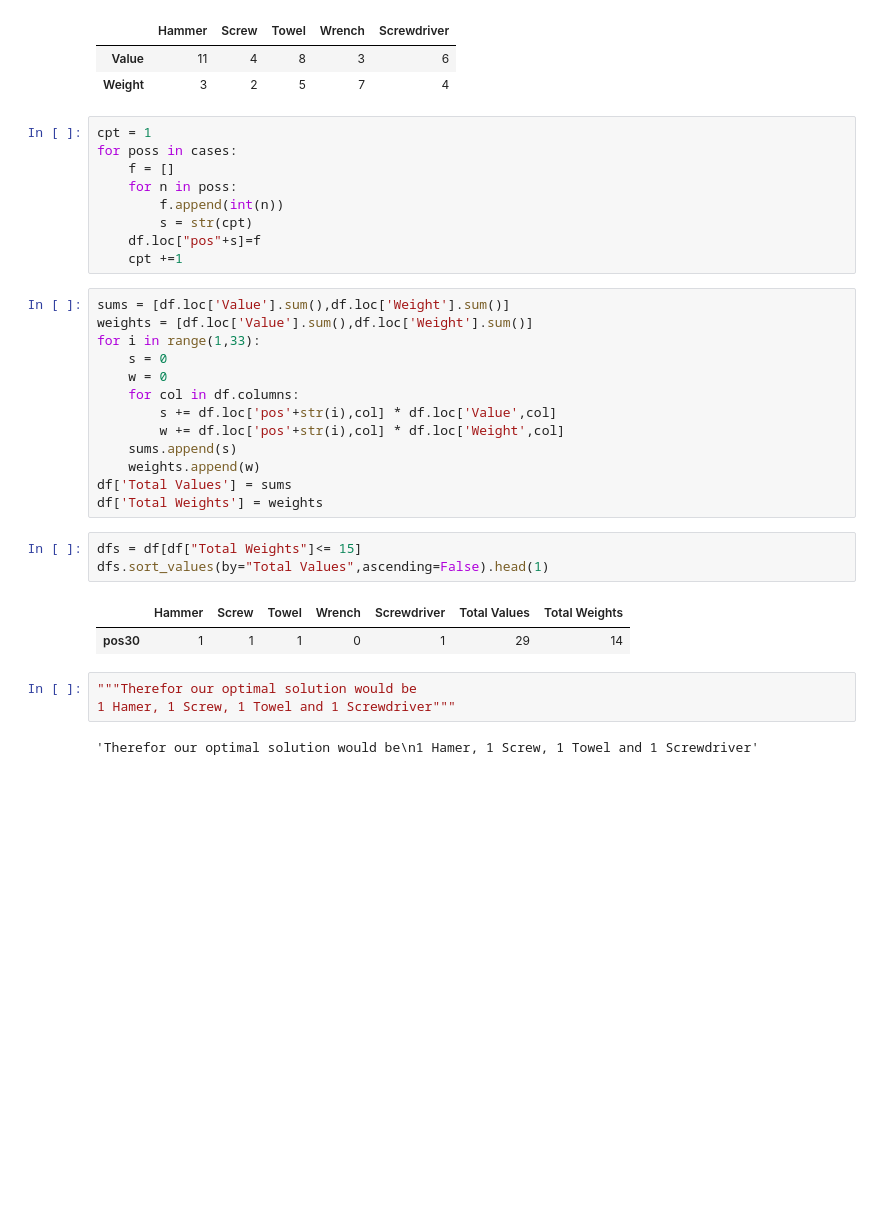
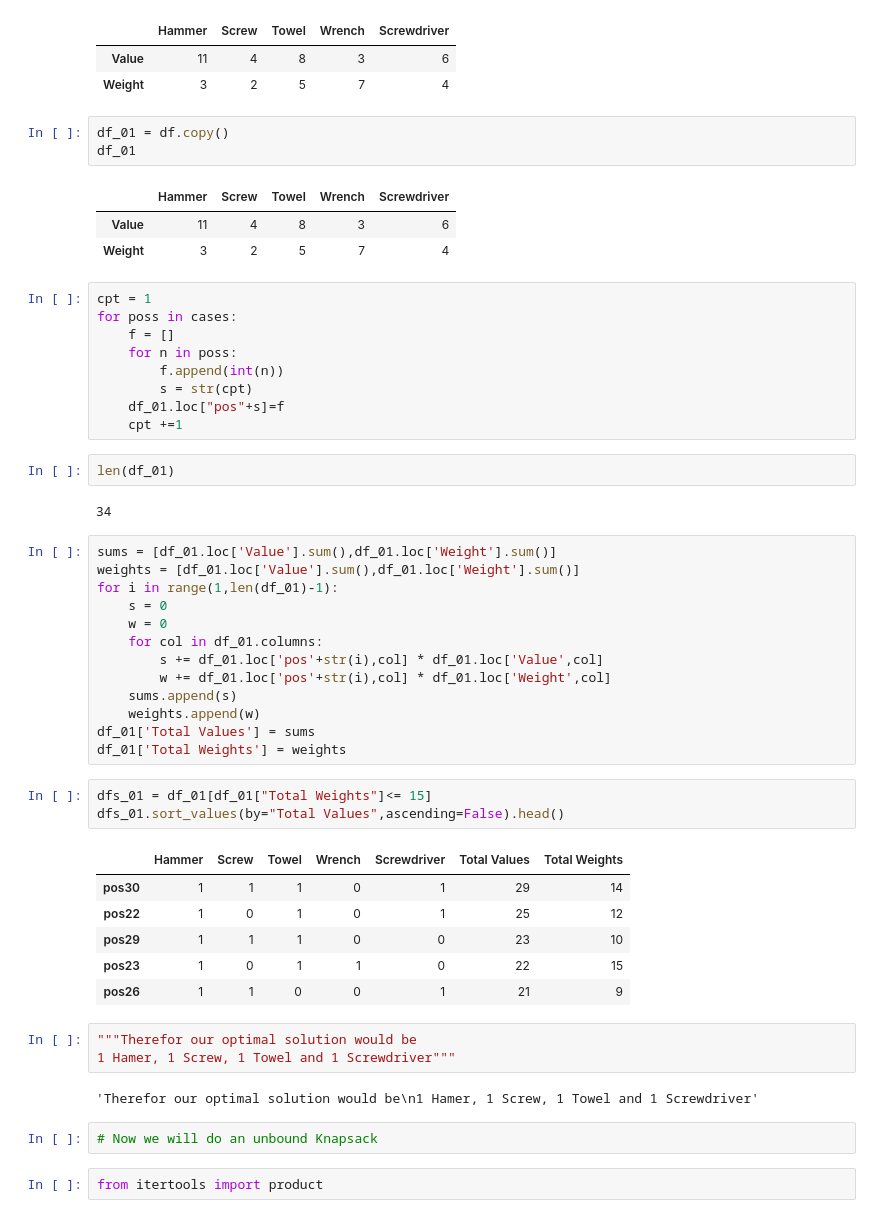
Before and after one commit to GuechtouliAnis/College-Projects, a Jupyter notebook: knapsack.ipynb, the cells around one changed output. Cells and saved outputs as stored; diff of their text form; blank space fills up the shorter version.

Commit message:
Kaggle Notebook | Knapsack | Unbound Knapsack

```diff
--- a/knapsack.ipynb
+++ b/knapsack.ipynb
@@ -36,6 +37,13 @@ df
 |  | Hammer | Screw | Towel | Wrench | Screwdriver |
 | Value | 11 | 4 | 8 | 3 | 6 |
 | Weight | 3 | 2 | 5 | 7 | 4 |
+# %%
+df_01 = df.copy()
+df_01
+# %% [output]
+|  | Hammer | Screw | Towel | Wrench | Screwdriver |
+| Value | 11 | 4 | 8 | 3 | 6 |
+| Weight | 3 | 2 | 5 | 7 | 4 |
 # %%
 cpt = 1
 for poss in cases:
@@ -43,29 +51,41 @@ for poss in cases:
     for n in poss:
         f.append(int(n))
         s = str(cpt)
-    df.loc["pos"+s]=f
+    df_01.loc["pos"+s]=f
     cpt +=1
+# %%
+len(df_01)
+# %% [output]
+34
 # %%
-sums = [df.loc['Value'].sum(),df.loc['Weight'].sum()]
-weights = [df.loc['Value'].sum(),df.loc['Weight'].sum()]
-for i in range(1,33):
+sums = [df_01.loc['Value'].sum(),df_01.loc['Weight'].sum()]
+weights = [df_01.loc['Value'].sum(),df_01.loc['Weight'].sum()]
+for i in range(1,len(df_01)-1):
     s = 0
     w = 0
-    for col in df.columns:
-        s += df.loc['pos'+str(i),col] * df.loc['Value',col]
-        w += df.loc['pos'+str(i),col] * df.loc['Weight',col]
+    for col in df_01.columns:
+        s += df_01.loc['pos'+str(i),col] * df_01.loc['Value',col]
+        w += df_01.loc['pos'+str(i),col] * df_01.loc['Weight',col]
     sums.append(s)
     weights.append(w)
-df['Total Values'] = sums
-df['Total Weights'] = weights
+df_01['Total Values'] = sums
+df_01['Total Weights'] = weights
 # %%
-dfs = df[df["Total Weights"]<= 15]
-dfs.sort_values(by="Total Values",ascending=False).head(1)
+dfs_01 = df_01[df_01["Total Weights"]<= 15]
+dfs_01.sort_values(by="Total Values",ascending=False).head()
 # %% [output]
 |  | Hammer | Screw | Towel | Wrench | Screwdriver | Total Values | Total Weights |
 | pos30 | 1 | 1 | 1 | 0 | 1 | 29 | 14 |
+| pos22 | 1 | 0 | 1 | 0 | 1 | 25 | 12 |
+| pos29 | 1 | 1 | 1 | 0 | 0 | 23 | 10 |
+| pos23 | 1 | 0 | 1 | 1 | 0 | 22 | 15 |
+| pos26 | 1 | 1 | 0 | 0 | 1 | 21 | 9 |
 # %%
 """Therefor our optimal solution would be
 1 Hamer, 1 Screw, 1 Towel and 1 Screwdriver"""
 # %% [output]
 'Therefor our optimal solution would be\n1 Hamer, 1 Screw, 1 Towel and 1 Screwdriver'
+# %%
+# Now we will do an unbound Knapsack
+# %%
+from itertools import product
```
Also changed, not shown: parts of 8 cells of this notebook.
